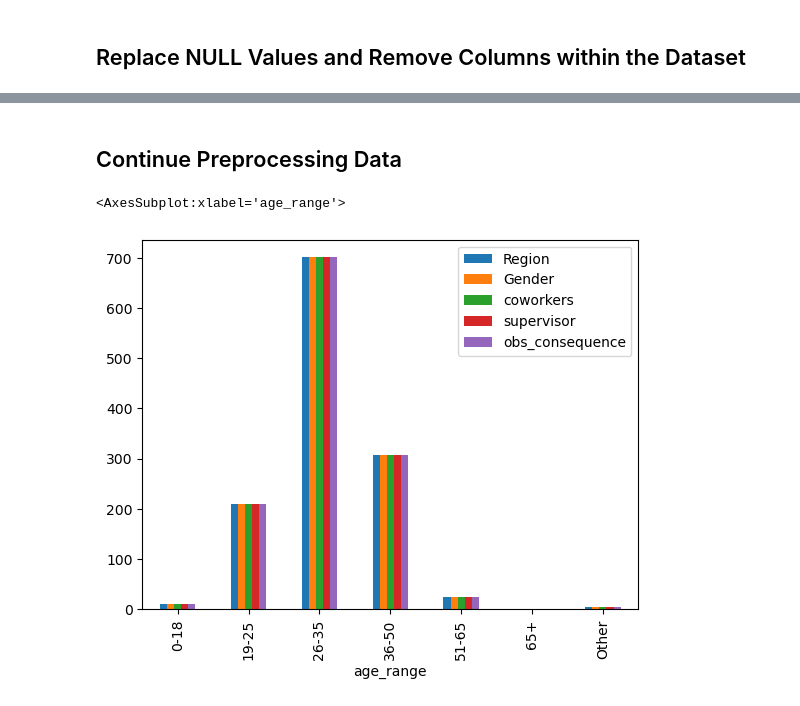
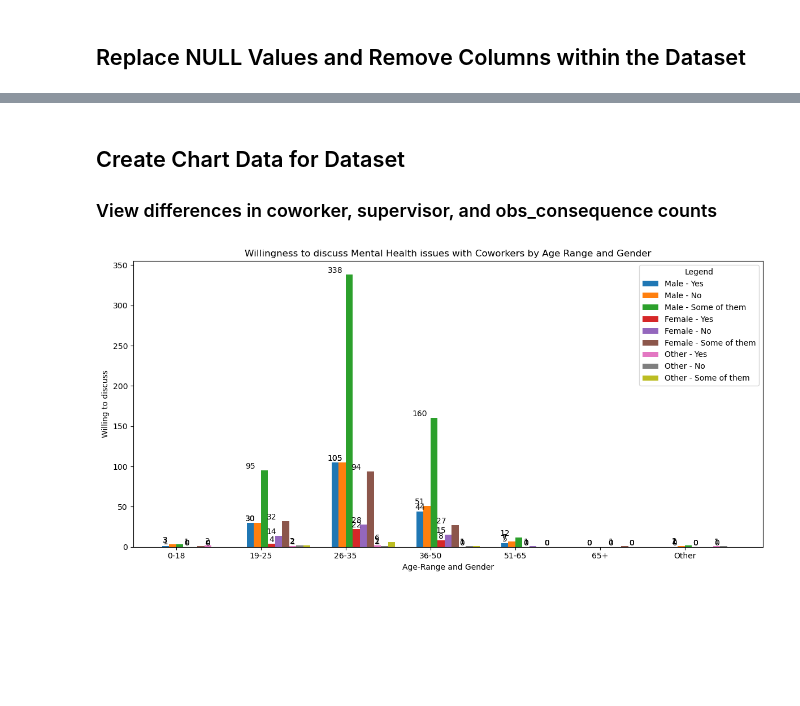
Before and after one commit to ruchichandrawal/Project_4, a Jupyter notebook: test_steve/survey_data_cleaned.ipynb, the cells around one changed output, grey strips where cells are left out. Saved outputs shown, nothing was run; the diff lists cells and outputs as text; code cells hidden in the pictures; blank space fills up the shorter version.

Commit message:
initial charts

```diff
--- a/test_steve/survey_data_cleaned.ipynb
+++ b/test_steve/survey_data_cleaned.ipynb
@@ -370,5 +372,3 @@ survey_df.sample(7)
 # Export the updated CSV file
 
 survey_df.to_csv('./Output/clean_survey.csv', index=False)
-# %% [markdown]
-## Continue Preprocessing Data
@@ -378,5 +375,70 @@ age_df = survey_df[['age_range', 'Region', 'Gender', 'coworkers', 'supervisor',
-# %%
-age_df.groupby('age_range').count().plot(kind='bar')
-# %% [output]
-<AxesSubplot:xlabel='age_range'>
-[figure, removed]
+# %% [markdown]
+## Create Chart Data for Dataset
+### View differences in coworker, supervisor, and obs_consequence counts
+# %%
+# Group the data by 'age_range,' 'Gender,' and 'coworkers' and count the occurrences
+coworkers_grouped = survey_df.groupby(['age_range', 'Gender', 'coworkers']).size().reset_index(name='count')
+
+# Create a bar chart
+plt.figure(figsize=(12, 6))
+
+# Get unique age ranges for x-axis labels
+age_ranges = coworkers_grouped['age_range'].unique()
+
+# Define the categories to include 'Yes,' 'No,' and 'Some of them'
+categories = ['Yes', 'No', 'Some of them']
+
+# Calculate the width for each column
+width = 0.25  # You can adjust the width as needed
+
+# Calculate the x positions for the columns
+x = np.arange(len(age_ranges))
+
+# Iterate over genders
+for i, gender in enumerate(['Male', 'Female', 'Other']):
+    # Initialize an empty list to store counts for each age range and category
+    counts = []
+
+    # Iterate over age ranges
+    for age_range in age_ranges:
+        # Initialize counts for each category
+        category_counts = {category: 0 for category in categories}
+
+        # Filter data for the current combination of age_range, gender
+        subset = coworkers_grouped[
+            (coworkers_grouped['age_range'] == age_range) &
+            (coworkers_grouped['Gender'] == gender)
+        ]
+
+        # Count the occurrences of each category
+        for category in categories:
+            category_count = subset[subset['coworkers'] == category]['count'].sum()
+            category_counts[category] = category_count
+
+        # Append the category counts to the list
+        counts.append(category_counts)
+
+    # Calculate x positions for the columns within each group
+    x_group = x + i * width
+
+    # Plot the columns for each category
+    for j, category in enumerate(categories):
+        category_counts = [count[category] for count in counts]
+        plt.bar(x_group + j * (width / len(categories)), category_counts, width=width / len(categories), label=f"{gender} - {category}")
+
+    # Add text labels for values above each column
+    for xi, category_count in zip(x_group, counts):
+        for category, count in category_count.items():
+            plt.text(xi, count, str(count), ha='center', va='bottom')
+
+# Set x-tick labels and chart title
+plt.xticks(x + (width / 2), age_ranges)
+plt.xlabel('Age-Range and Gender')
+plt.ylabel('Willing to discuss')
+plt.title("Willingness to discuss Mental Health issues with Coworkers by Age Range and Gender")
+plt.legend(title="Legend", loc='upper right', bbox_to_anchor=(1, 1))
+plt.tight_layout()
+
+plt.show()
+# %% [output]
+[figure, added]
```
Also changed, not shown: parts of 5 cells of this notebook, 2 other files.
